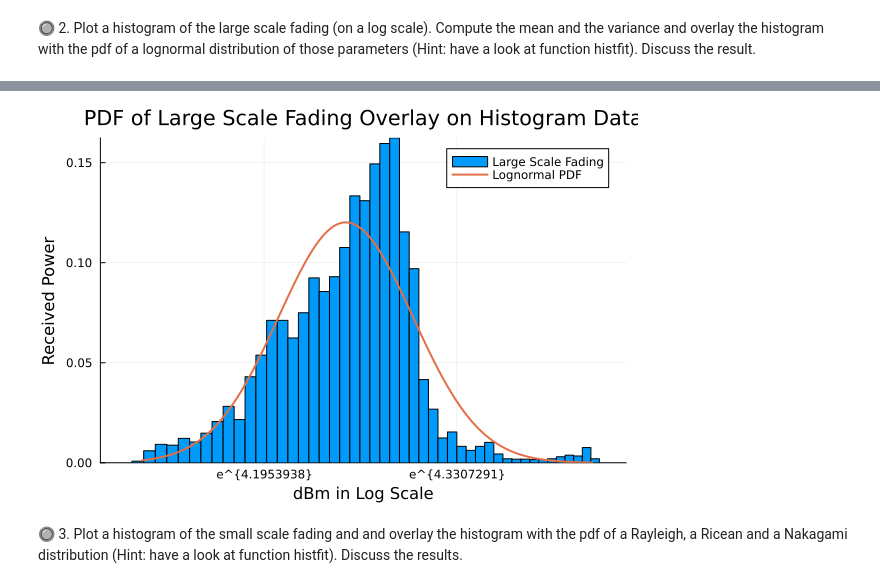
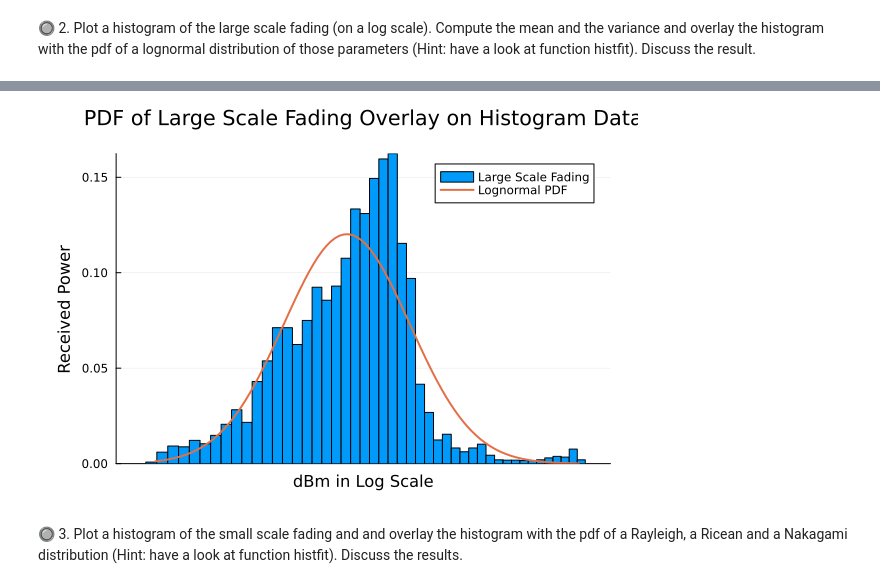
Before and after one commit to setrar/RADIO, a Jupyter notebook: Assignements/2/REPORT.ipynb, the cells around one changed output, grey strips where cells are left out. Saved outputs shown, nothing was run; the diff lists cells and outputs as text; code cells hidden in the pictures.

```diff
--- a/Assignements/2/REPORT.ipynb
+++ b/Assignements/2/REPORT.ipynb
@@ -65,30 +104,29 @@ distribution of those parameters (Hint: have a look at function histfit). Discus
 # %%
-using Plots
-using StatsBase
-using Distributions
-
 # Create histogram
-histogram(-𝖥, bins=100
+histogram(-𝖥
+    , bins=100
     , xscale=:ln
     , normed=true
     , label="Large Scale Fading"
+    , xticks = :false
 )
 
 # Fit lognormal distribution to data
 fit_lognormal = fit(LogNormal, -𝖥)
 
 # Overlay histogram with PDF of lognormal distribution
 𝑋 = exp.(range(log(minimum(-𝖥)), log(maximum(-𝖥)), length=100))
 pdf_lognormal = pdf(fit_lognormal, 𝑋)
-plot!(𝑋, pdf_lognormal, linewidth=2, label="Lognormal PDF")
-
-
-# Add labels and title
-xlabel!("dBm in Log Scale")
-ylabel!("Received Power")
-title!("PDF of Large Scale Fading Overlay on Histogram Data")
+plot!(𝑋, pdf_lognormal
+    , linewidth=2
+    # , xticks = (10:100)
+    , label="Lognormal PDF"
+    , xlabel ="dBm in Log Scale", ylabel = "Received Power"
+    , title = "PDF of Large Scale Fading Overlay on Histogram Data"
+    , margin = 5mm
+)
 # %% [output]
-[figure, old version]
+[figure, new version]
 # %% [markdown]
 &#x1F518; 3. Plot a histogram of the small scale fading and and overlay the histogram with the pdf of a Rayleigh, a Ricean and a Nakagami distribution (Hint: have a look at function histfit). Discuss the results.
 # %%
```
Also changed, not shown: parts of 2 cells of this notebook.
